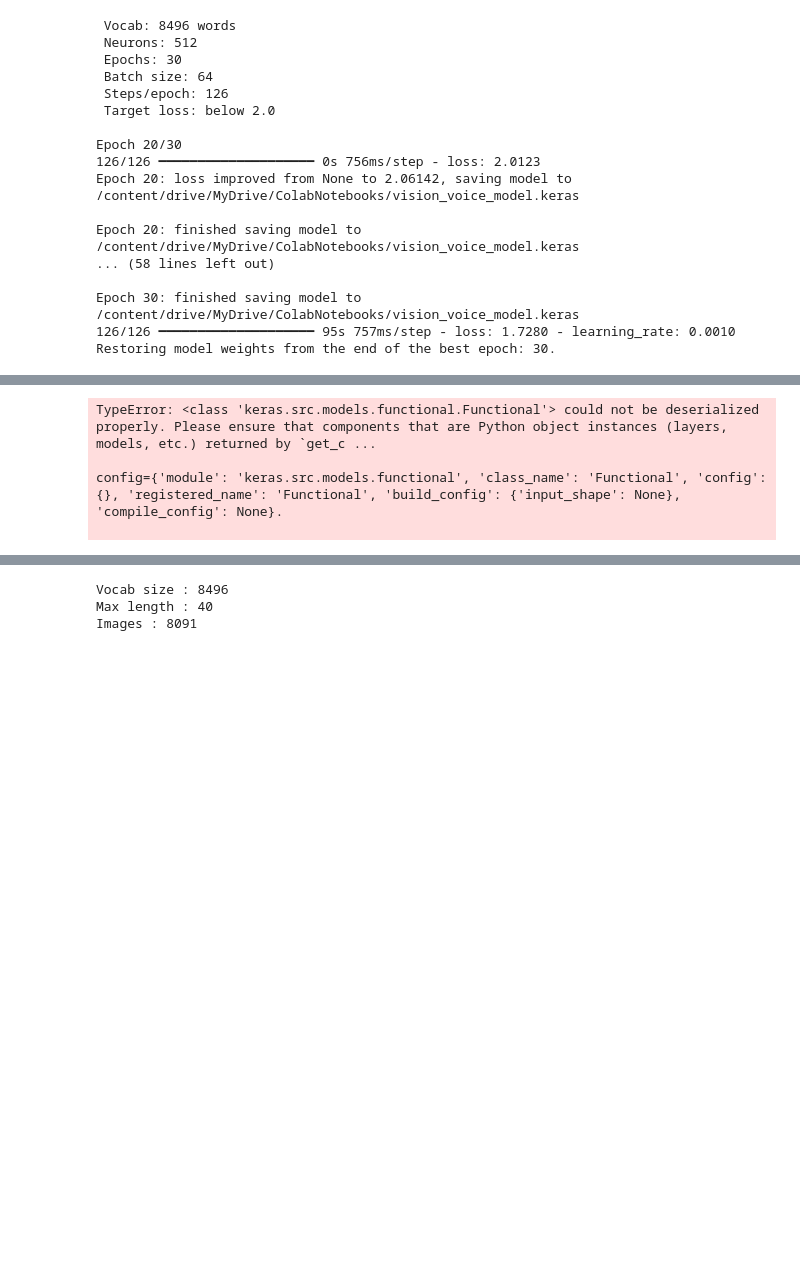
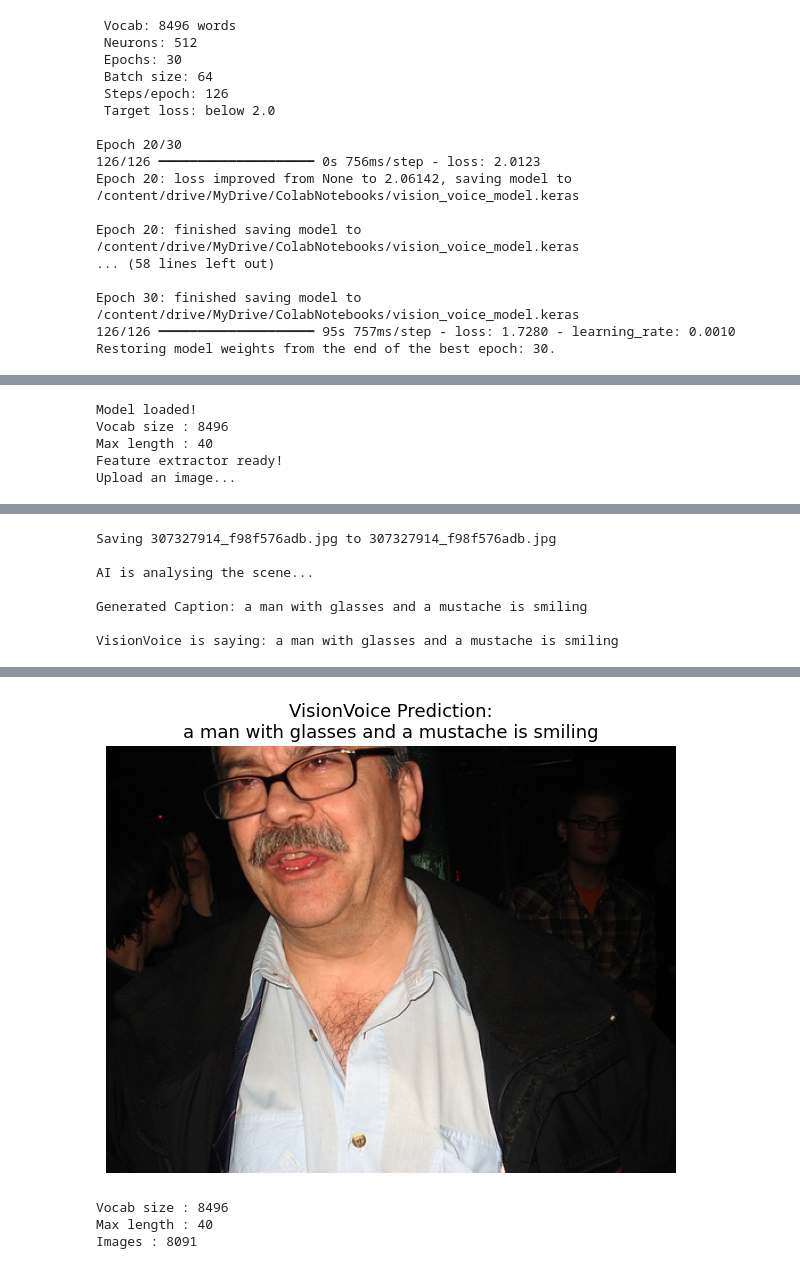
Before and after one commit to Rachna-bhandari/VisionVoice, a Jupyter notebook: VisionVoice.ipynb, the cells around one changed output, grey strips where cells are left out. Cells and saved outputs as stored; diff of their text form; code cells hidden in the pictures; blank space fills up the shorter version.

```diff
--- a/VisionVoice.ipynb
+++ b/VisionVoice.ipynb
@@ -283,15 +284,16 @@ Epoch 30: finished saving model to /content/drive/MyDrive/ColabNotebooks/vision_
 126/126 ━━━━━━━━━━━━━━━━━━━━ 95s 757ms/step - loss: 1.7280 - learning_rate: 0.0010
 Restoring model weights from the end of the best epoch: 30.
 # %%
-import pyttsx3
+from gtts import gTTS
+from IPython.display import Audio, display
+import os
 
-def speak_caption(caption, rate=150):
+def speak_caption(caption):
     clean = caption.replace('startseq', '').replace('endseq', '').strip()
     if not clean:
-        print("caption is empty")
+        print("Caption is empty")
         return
     print(f"VisionVoice is saying: {clean}")
-    engine = pyttsx3.init()
-    engine.setProperty('rate', rate)
-    engine.say(clean)
-    engine.runAndWait()
+    tts = gTTS(text=clean, lang='en', slow=False)
+    tts.save('/content/caption_audio.mp3')
+    display(Audio('/content/caption_audio.mp3', autoplay=True))
@@ -298,8 +303,16 @@ def speak_caption(caption, rate=150):
 # %%
+import gc, os, random, pickle
+import numpy as np
+import tensorflow as tf
 from tensorflow.keras.models import Model, load_model
-import tensorflow as tf
+from tensorflow.keras.applications.inception_v3 import InceptionV3, preprocess_input
+from google.colab import files
+from IPython.display import display, Image as IPImage
+from tensorflow.keras.preprocessing.sequence import pad_sequences
+from tensorflow.keras.preprocessing.image import load_img, img_to_array
+import matplotlib.pyplot as plt
 
-SAVE_DIR = 'C:/Users/komal/Downloads/'
+SAVE_DIR = '/content/drive/MyDrive/ColabNotebooks/'
 
 try:
     demo_model = load_model(SAVE_DIR + 'vision_voice_model.keras')
@@ -349,8 +362,9 @@ def run_demo_colab():
 
     print("\nAI is analysing the scene...")
     clean_caption = predict_caption(img_path)
-    print(f"\nGenerated Caption: {speak_caption(clean_caption)}\n")
+    print(f"\nGenerated Caption: {clean_caption}\n")
 
+    speak_caption(clean_caption)
     plt.figure(figsize=(7, 5))
     plt.imshow(load_img(img_path))
     plt.title(f"VisionVoice Prediction:\n{clean_caption}", fontsize=13)
@@ -360,7 +374,8 @@ def run_demo_colab():
 
 run_demo_colab()
 # %% [output]
-TypeError: <class 'keras.src.models.functional.Functional'> could not be deserialized properly. Please ensure that components that are Python object instances (layers, models, etc.) returned by `get_c ...
-
-config={'module': 'keras.src.models.functional', 'class_name': 'Functional', 'config': {}, 'registered_name': 'Functional', 'build_config': {'input_shape': None}, 'compile_config': None}.
-
+Model loaded!
+Vocab size : 8496
+Max length : 40
+Feature extractor ready!
+Upload an image...
@@ -366,0 +383,7 @@ config={'module': 'keras.src.models.functional', 'class_name': 'Functional', 'co
+Saving 307327914_f98f576adb.jpg to 307327914_f98f576adb.jpg
+
+AI is analysing the scene...
+
+Generated Caption: a man with glasses and a mustache is smiling
+
+VisionVoice is saying: a man with glasses and a mustache is smiling
@@ -366,0 +391 @@ config={'module': 'keras.src.models.functional', 'class_name': 'Functional', 'co
+[figure, added]
```
Also changed, not shown: parts of 7 cells of this notebook.
